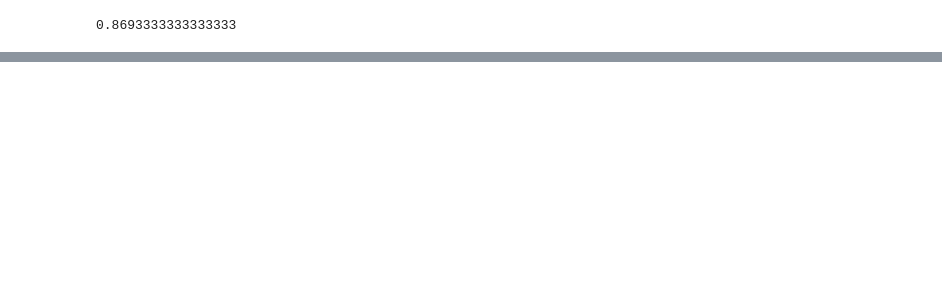
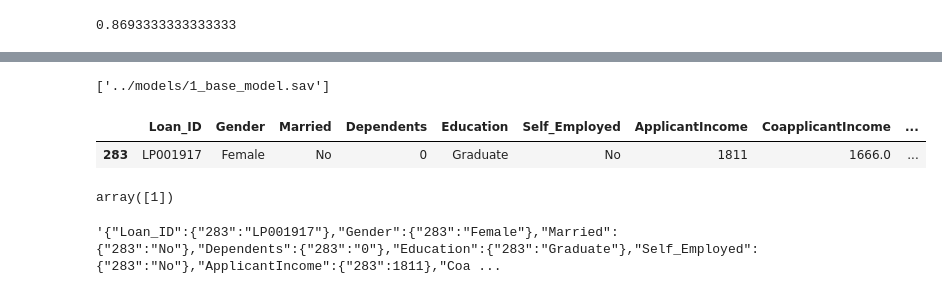
Before and after one commit to vamsidhar-reddy-rajula/loan-approval, a Jupyter notebook: notebooks/4.1_Pipelines.ipynb, the cells around one changed output, grey strips where cells are left out. Saved outputs shown, nothing was run; the diff lists cells and outputs as text; code cells hidden in the pictures; blank space fills up the shorter version.

```diff
--- a/notebooks/4.1_Pipelines.ipynb
+++ b/notebooks/4.1_Pipelines.ipynb
@@ -182,0 +348,19 @@ f1_score(y_test,model.predict(X_test))
+# %%
+joblib.dump(model,r"../models/1_base_model.sav")
+# %% [output]
+['../models/1_base_model.sav']
+# %%
+predict= df.sample(n=1,random_state=330)
+# %%
+predict
+# %% [output]
+|  | Loan_ID | Gender | Married | Dependents | Education | Self_Employed | ApplicantIncome | CoapplicantIncome | ... |
+| 283 | LP001917 | Female | No | 0 | Graduate | No | 1811 | 1666.0 | ... |
+# %%
+model.predict(predict.drop(columns=["Loan_Status"]))
+# %% [output]
+array([1])
+# %%
+predict.to_json()
+# %% [output]
+'{"Loan_ID":{"283":"LP001917"},"Gender":{"283":"Female"},"Married":{"283":"No"},"Dependents":{"283":"0"},"Education":{"283":"Graduate"},"Self_Employed":{"283":"No"},"ApplicantIncome":{"283":1811},"Coa ...
```
Also changed, not shown: parts of 13 cells of this notebook, 8 other files.
